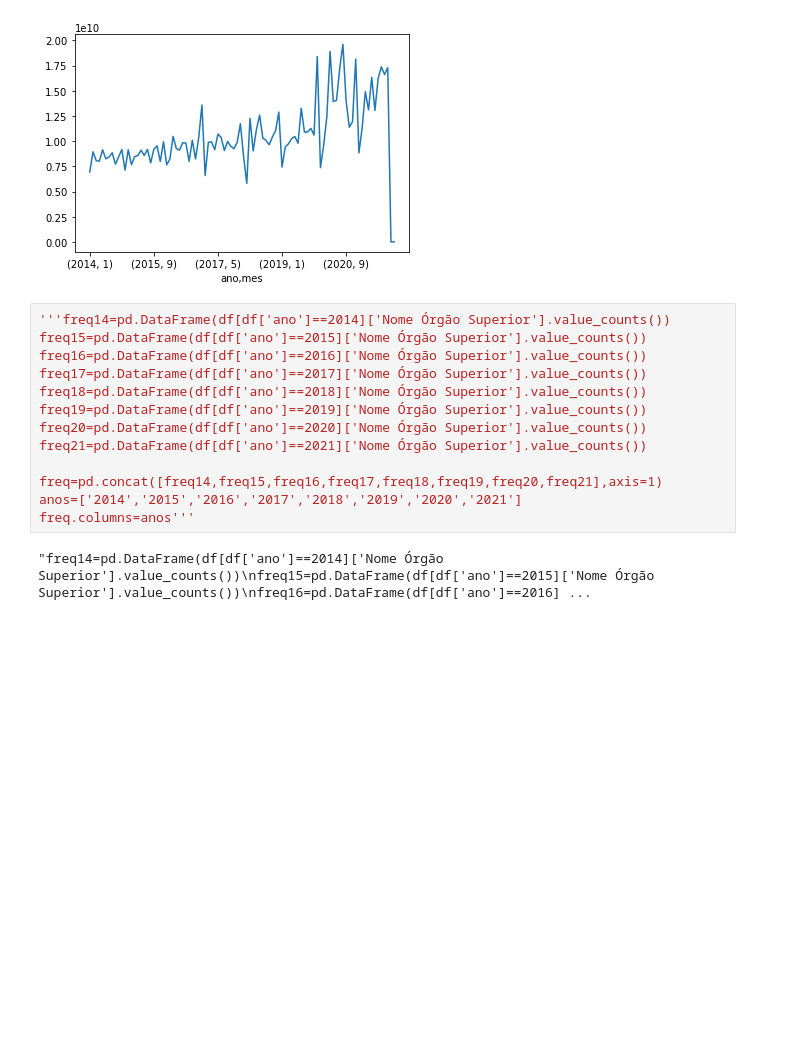
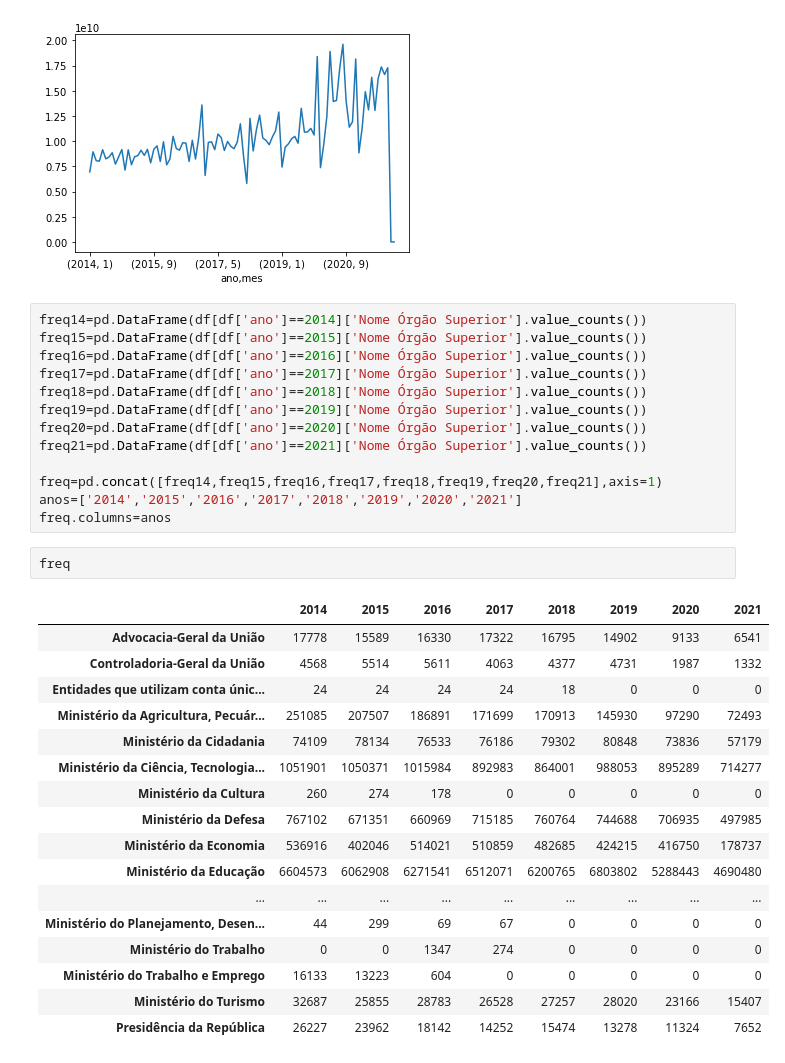
Before and after one commit to ednaelxd/residencia2, a Jupyter notebook: analises_iniciais09.12.ipynb, the cells around one changed output. Cells and saved outputs as stored; diff of their text form; blank space fills up the shorter version.

```diff
--- a/analises_iniciais09.12.ipynb
+++ b/analises_iniciais09.12.ipynb
@@ -147,7 +320,7 @@ resumo2[resumo2['Nome Órgão Superior']=='Ministério da Saúde']['sum'].plot()
 <AxesSubplot:xlabel='ano,mes'>
 [figure]
 # %%
-'''freq14=pd.DataFrame(df[df['ano']==2014]['Nome Órgão Superior'].value_counts())
+freq14=pd.DataFrame(df[df['ano']==2014]['Nome Órgão Superior'].value_counts())
 freq15=pd.DataFrame(df[df['ano']==2015]['Nome Órgão Superior'].value_counts())
 freq16=pd.DataFrame(df[df['ano']==2016]['Nome Órgão Superior'].value_counts())
 freq17=pd.DataFrame(df[df['ano']==2017]['Nome Órgão Superior'].value_counts())
@@ -158,6 +331,24 @@ freq21=pd.DataFrame(df[df['ano']==2021]['Nome Órgão Superior'].value_counts())
 
 freq=pd.concat([freq14,freq15,freq16,freq17,freq18,freq19,freq20,freq21],axis=1)
 anos=['2014','2015','2016','2017','2018','2019','2020','2021']
-freq.columns=anos'''
+freq.columns=anos
-# %% [output]
-"freq14=pd.DataFrame(df[df['ano']==2014]['Nome Órgão Superior'].value_counts())\nfreq15=pd.DataFrame(df[df['ano']==2015]['Nome Órgão Superior'].value_counts())\nfreq16=pd.DataFrame(df[df['ano']==2016] ...
+# %%
+freq
+# %% [output]
+|  | 2014 | 2015 | 2016 | 2017 | 2018 | 2019 | 2020 | 2021 |
+| Advocacia-Geral da União | 17778 | 15589 | 16330 | 17322 | 16795 | 14902 | 9133 | 6541 |
+| Controladoria-Geral da União | 4568 | 5514 | 5611 | 4063 | 4377 | 4731 | 1987 | 1332 |
+| Entidades que utilizam conta únic... | 24 | 24 | 24 | 24 | 18 | 0 | 0 | 0 |
+| Ministério da Agricultura, Pecuár... | 251085 | 207507 | 186891 | 171699 | 170913 | 145930 | 97290 | 72493 |
+| Ministério da Cidadania | 74109 | 78134 | 76533 | 76186 | 79302 | 80848 | 73836 | 57179 |
+| Ministério da Ciência, Tecnologia... | 1051901 | 1050371 | 1015984 | 892983 | 864001 | 988053 | 895289 | 714277 |
+| Ministério da Cultura | 260 | 274 | 178 | 0 | 0 | 0 | 0 | 0 |
+| Ministério da Defesa | 767102 | 671351 | 660969 | 715185 | 760764 | 744688 | 706935 | 497985 |
+| Ministério da Economia | 536916 | 402046 | 514021 | 510859 | 482685 | 424215 | 416750 | 178737 |
+| Ministério da Educação | 6604573 | 6062908 | 6271541 | 6512071 | 6200765 | 6803802 | 5288443 | 4690480 |
+| ... | ... | ... | ... | ... | ... | ... | ... | ... |
+| Ministério do Planejamento, Desen... | 44 | 299 | 69 | 67 | 0 | 0 | 0 | 0 |
+| Ministério do Trabalho | 0 | 0 | 1347 | 274 | 0 | 0 | 0 | 0 |
+| Ministério do Trabalho e Emprego | 16133 | 13223 | 604 | 0 | 0 | 0 | 0 | 0 |
+| Ministério do Turismo | 32687 | 25855 | 28783 | 26528 | 27257 | 28020 | 23166 | 15407 |
+| Presidência da República | 26227 | 23962 | 18142 | 14252 | 15474 | 13278 | 11324 | 7652 |
```
Also changed, not shown: parts of 18 cells of this notebook.
